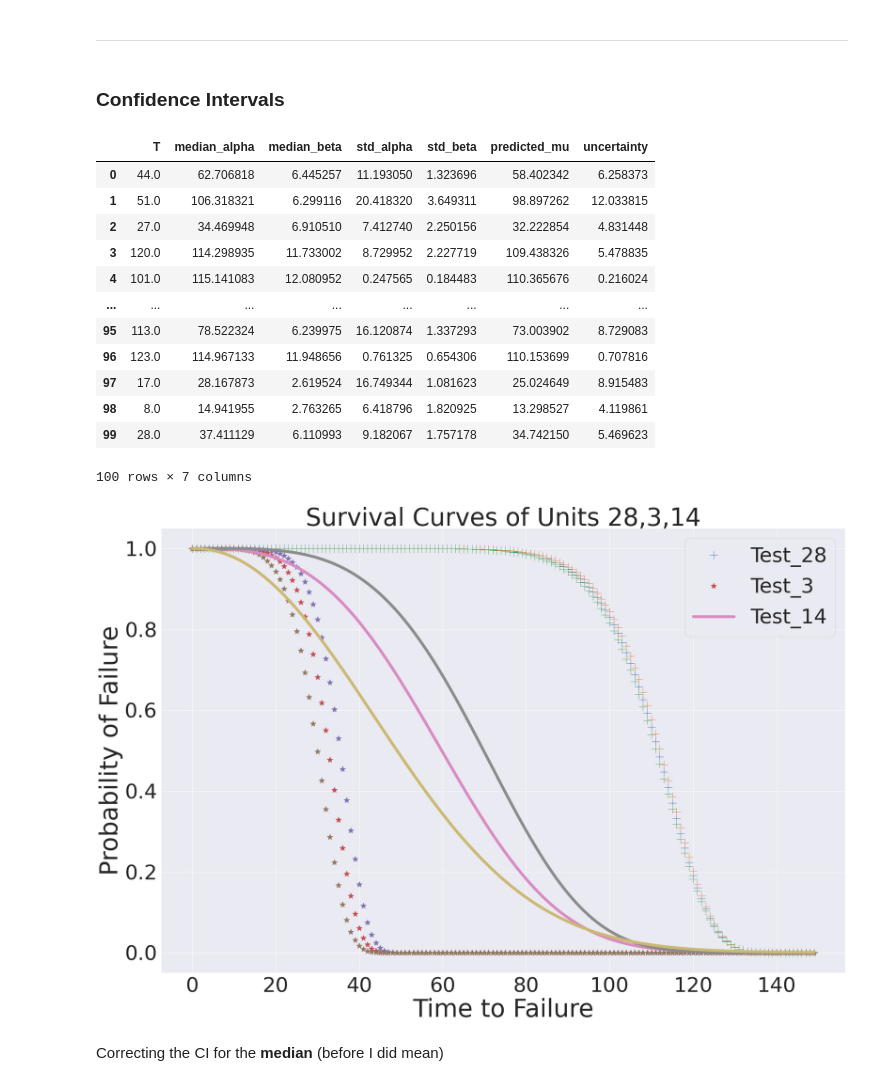
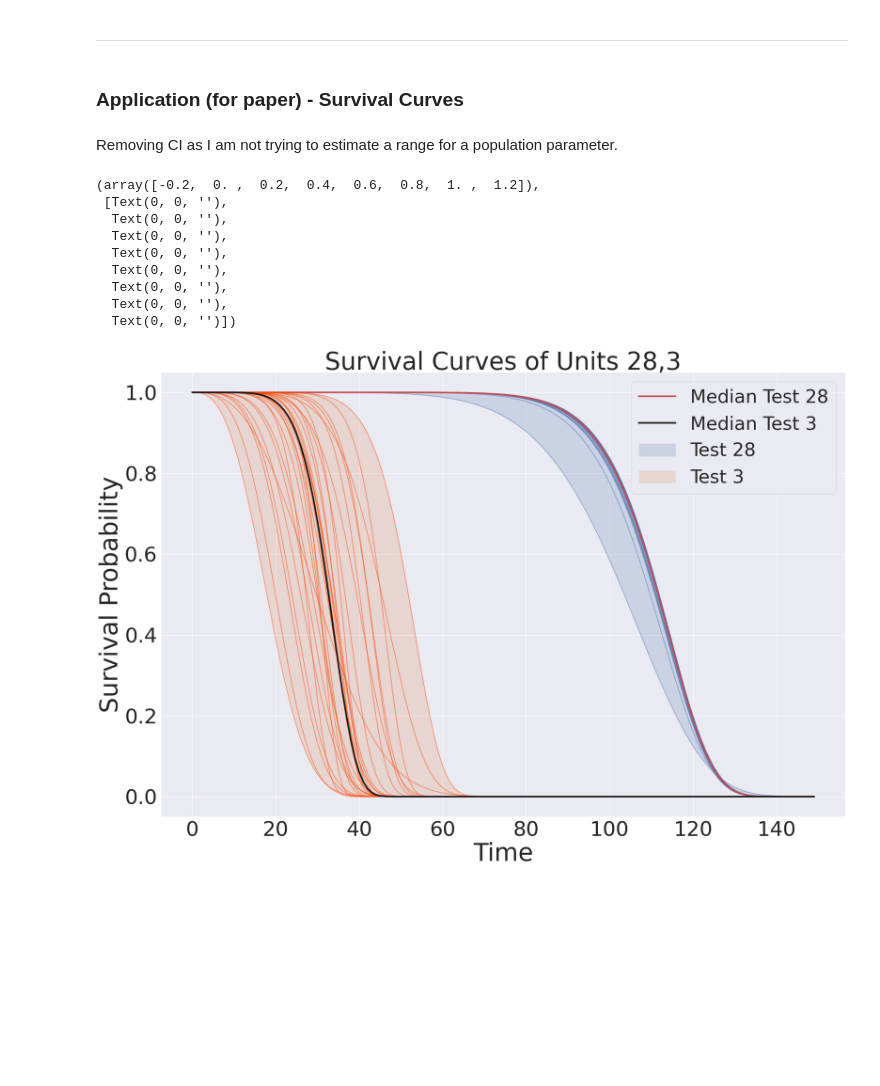
Before and after one commit to MariosKef/RULe, a Jupyter notebook: tests_dataset3.ipynb, the cells around one changed output. Drawn from its saved outputs; the diff is of its cells as text; code cells hidden in the pictures; blank space fills up the shorter version.

```diff
--- a/tests_dataset3.ipynb
+++ b/tests_dataset3.ipynb
@@ -187,6 +140,3 @@ cfg = {'cv': 10, 'shuffle': True,
 'reps': 30,
 'epochs': 20,
 'batches': 64}
-# %%
-def weibull_mean(alpha, beta):
-    return alpha * math.gamma(1 + 1/beta)
@@ -558,2 +363,0 @@ Results
-# %%
-pareto_configs.reset_index(drop=True, inplace=True)
@@ -805,5 +511,3 @@ train_results_df
 24720 rows × 9 columns
 # %% [markdown]
 ***
-# %% [markdown]
-### Confidence Intervals
@@ -817,16 +513,0 @@ train_results_df
-# %%
-test_results_df
-# %% [output]
-|  | T | median_alpha | median_beta | std_alpha | std_beta | predicted_mu | uncertainty |
-| 0 | 44.0 | 62.706818 | 6.445257 | 11.193050 | 1.323696 | 58.402342 | 6.258373 |
-| 1 | 51.0 | 106.318321 | 6.299116 | 20.418320 | 3.649311 | 98.897262 | 12.033815 |
-| 2 | 27.0 | 34.469948 | 6.910510 | 7.412740 | 2.250156 | 32.222854 | 4.831448 |
-| 3 | 120.0 | 114.298935 | 11.733002 | 8.729952 | 2.227719 | 109.438326 | 5.478835 |
-| 4 | 101.0 | 115.141083 | 12.080952 | 0.247565 | 0.184483 | 110.365676 | 0.216024 |
-| ... | ... | ... | ... | ... | ... | ... | ... |
-| 95 | 113.0 | 78.522324 | 6.239975 | 16.120874 | 1.337293 | 73.003902 | 8.729083 |
-| 96 | 123.0 | 114.967133 | 11.948656 | 0.761325 | 0.654306 | 110.153699 | 0.707816 |
-| 97 | 17.0 | 28.167873 | 2.619524 | 16.749344 | 1.081623 | 25.024649 | 8.915483 |
-| 98 | 8.0 | 14.941955 | 2.763265 | 6.418796 | 1.820925 | 13.298527 | 4.119861 |
-| 99 | 28.0 | 37.411129 | 6.110993 | 9.182067 | 1.757178 | 34.742150 | 5.469623 |
-100 rows × 7 columns
@@ -859,0 +514,4 @@ survs2['mean-std'] = surv(median_alpha-1.96*std_alpha/np.sqrt(reps), median_beta
+# %% [markdown]
+### Application (for paper) - Survival Curves
+# %% [markdown]
+Removing CI as I am not trying to estimate a range for a population parameter.
@@ -860,28 +542,36 @@ survs2['mean-std'] = surv(median_alpha-1.96*std_alpha/np.sqrt(reps), median_beta
 # %%
 plt.subplots(figsize=(30, 20))
 
-plt.plot(t, survs['mean'], '+', label='Test_'+str(a+1), markersize=20)
-plt.plot(t, survs['mean+std'], '+', markersize=20)
-plt.plot(t, survs['mean-std'], '+', markersize=20)
+for i in range(30):
+    plt.plot(t, survs['Weibull_'+str(i)], color='b', alpha=0.5, linewidth=2)
 
-plt.plot(t, survs1['mean'], '*', label='Test_'+str(b+1), markersize=15)
-plt.plot(t, survs1['mean+std'], '*', markersize=15)
-plt.plot(t, survs1['mean-std'], '*', markersize=15)
+plt.plot(t, survs['median'], color='r', linewidth=4, label= 'Median Test '+str(a+1))
+plt.fill_between(t, survs['Weibull_26'], survs['Weibull_3'], alpha=0.2, label= 'Test '+str(a+1))
 
-plt.plot(t, survs2['mean'], label='Test_'+str(c+1), linewidth=7)
-plt.plot(t, survs2['mean+std'], linewidth=7)
-plt.plot(t, survs2['mean-std'], linewidth=7)
 
-plt.legend(prop={'size': 50})
+for i in range(30):
+    plt.plot(t, survs1['Weibull_'+str(i)], color='orangered', alpha=0.5, linewidth=2)
 
-plt.title(f'Survival Curves of Units {a+1},{b+1},{c+1}', fontsize=60)
-plt.xlabel('Time to Failure', fontsize=60)
-plt.ylabel('Probability of Failure', fontsize=60)
+plt.plot(t, survs1['median'], color='k', linewidth=4, label = 'Median Test '+str(b+1))
+plt.fill_between(t, survs1['Weibull_23'], survs1['Weibull_6'], alpha=0.2, label= 'Test '+str(b+1))
+
+plt.legend(prop={'size': 45}, loc=1)
+
+plt.title(f'Survival Curves of Units {a+1},{b+1}', fontsize=60)
+plt.xlabel('Time', fontsize=60)
+plt.ylabel('Survival Probability', fontsize=60)
 plt.xticks(fontsize=50)
 plt.yticks(fontsize=50)
 
-plt.savefig('./paper_figures/cmapss_3_SC.pdf', format='pdf')
+# plt.savefig('./paper_figures/cmapss_3_SC_median_corrected_shaded_no_CI.pdf', format='pdf')
 # %% [output]
+(array([-0.2,  0. ,  0.2,  0.4,  0.6,  0.8,  1. ,  1.2]),
+ [Text(0, 0, ''),
+  Text(0, 0, ''),
+  Text(0, 0, ''),
+  Text(0, 0, ''),
+  Text(0, 0, ''),
+  Text(0, 0, ''),
+  Text(0, 0, ''),
+  Text(0, 0, '')])
-[figure, old version]
+[figure, new version]
-# %% [markdown]
-Correcting the CI for the **median** (before I did mean)
```
Also changed, not shown: parts of 41 cells of this notebook.
